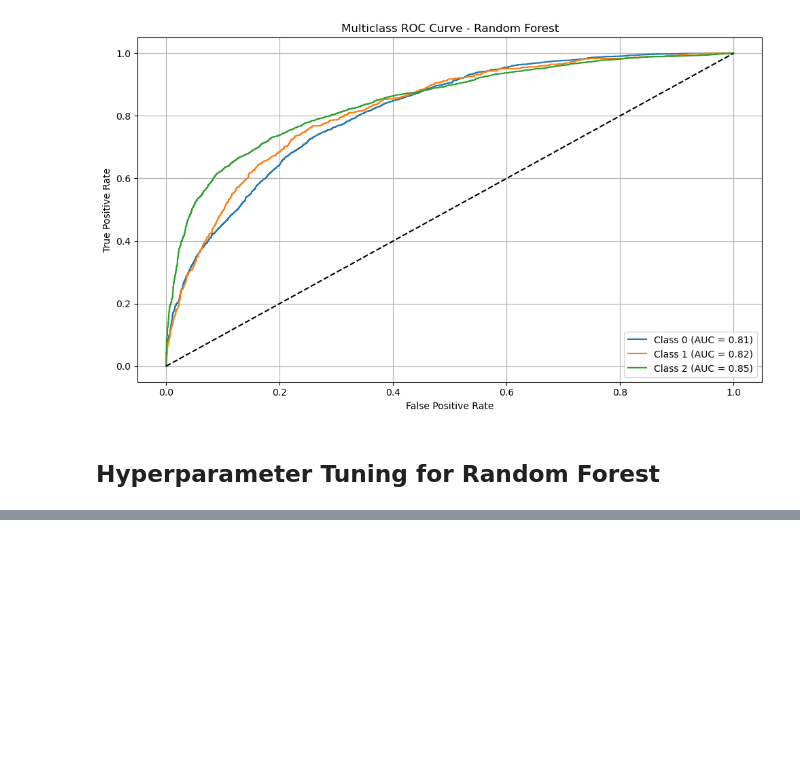
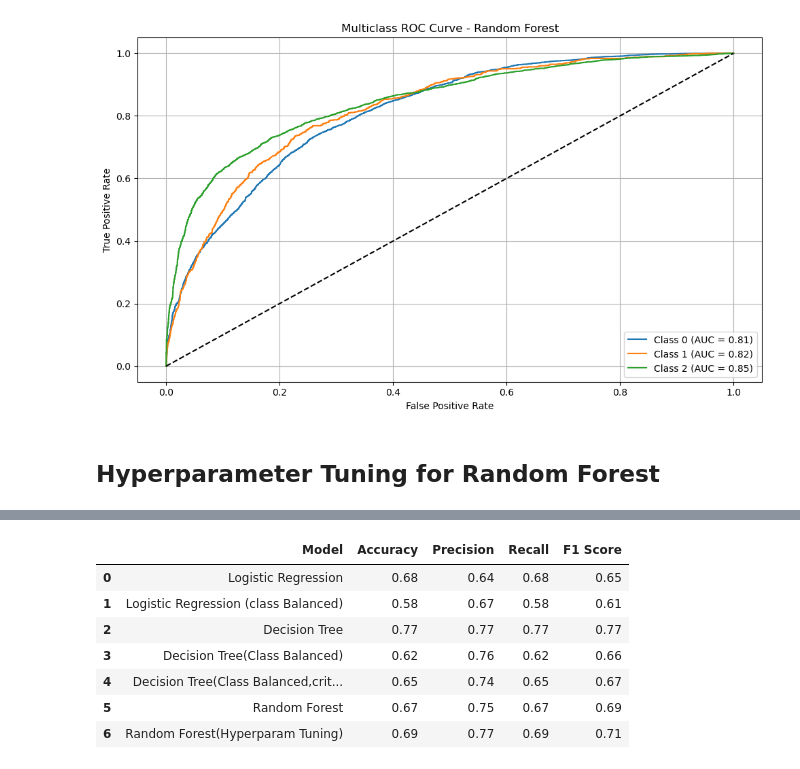
Before and after one commit to leejay-glitch/tanzania-water-well-prediction, a Jupyter notebook: notebook/tanzania_water_well.ipynb, the cells around one changed output, grey strips where cells are left out. Cells and saved outputs as stored; diff of their text form; code cells hidden in the pictures; blank space fills up the shorter version.

Commit message:
evaluation sumarry

```diff
--- a/notebook/tanzania_water_well.ipynb
+++ b/notebook/tanzania_water_well.ipynb
@@ -636,0 +685,24 @@ y_score = rf_ovr.predict_proba(X_test)
+# %%
+# Define evaluation metrics for each model
+summary_data = {
+    'Model': ['Logistic Regression', 'Logistic Regression (class Balanced)','Decision Tree','Decision Tree(Class Balanced)','Decision Tree(Class Balanced,crit-entropy)', 'Random Forest','Random Forest(Hyperparam Tuning)'],
+    'Accuracy': [0.68,0.58,0.77,0.62,0.65,0.67, 0.69],
+    'Precision': [0.64,0.67,0.77,0.76,0.74,0.75,0.77],
+    'Recall': [0.68,0.58, 0.77,0.62,0.65,0.67,0.69],
+    'F1 Score': [0.65,0.61, 0.77,0.66,0.67,0.69, 0.71],
+}
+
+# Create DataFrame
+summary_df = pd.DataFrame(summary_data)
+
+# Display the table
+summary_df
+# %% [output]
+|  | Model | Accuracy | Precision | Recall | F1 Score |
+| 0 | Logistic Regression | 0.68 | 0.64 | 0.68 | 0.65 |
+| 1 | Logistic Regression (class Balanced) | 0.58 | 0.67 | 0.58 | 0.61 |
+| 2 | Decision Tree | 0.77 | 0.77 | 0.77 | 0.77 |
+| 3 | Decision Tree(Class Balanced) | 0.62 | 0.76 | 0.62 | 0.66 |
+| 4 | Decision Tree(Class Balanced,crit... | 0.65 | 0.74 | 0.65 | 0.67 |
+| 5 | Random Forest | 0.67 | 0.75 | 0.67 | 0.69 |
+| 6 | Random Forest(Hyperparam Tuning) | 0.69 | 0.77 | 0.69 | 0.71 |
```
Also changed, not shown: parts of 6 cells of this notebook.
